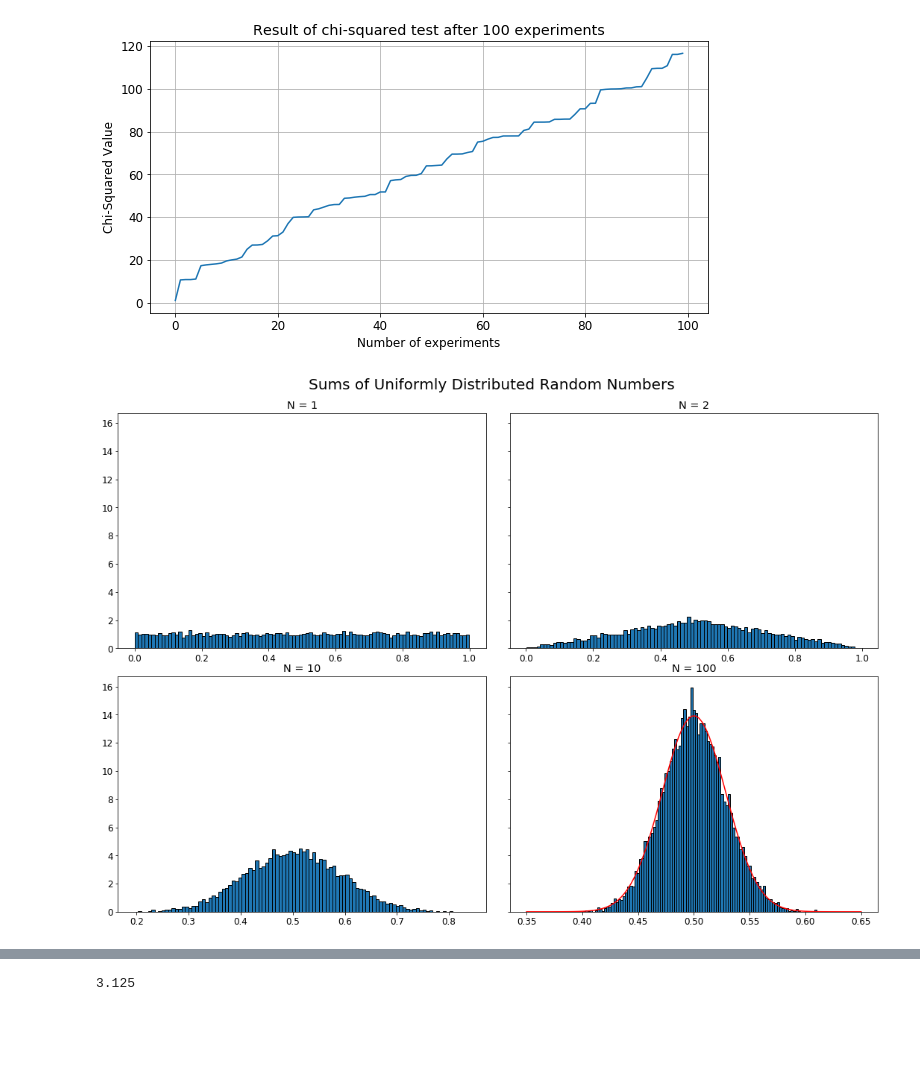
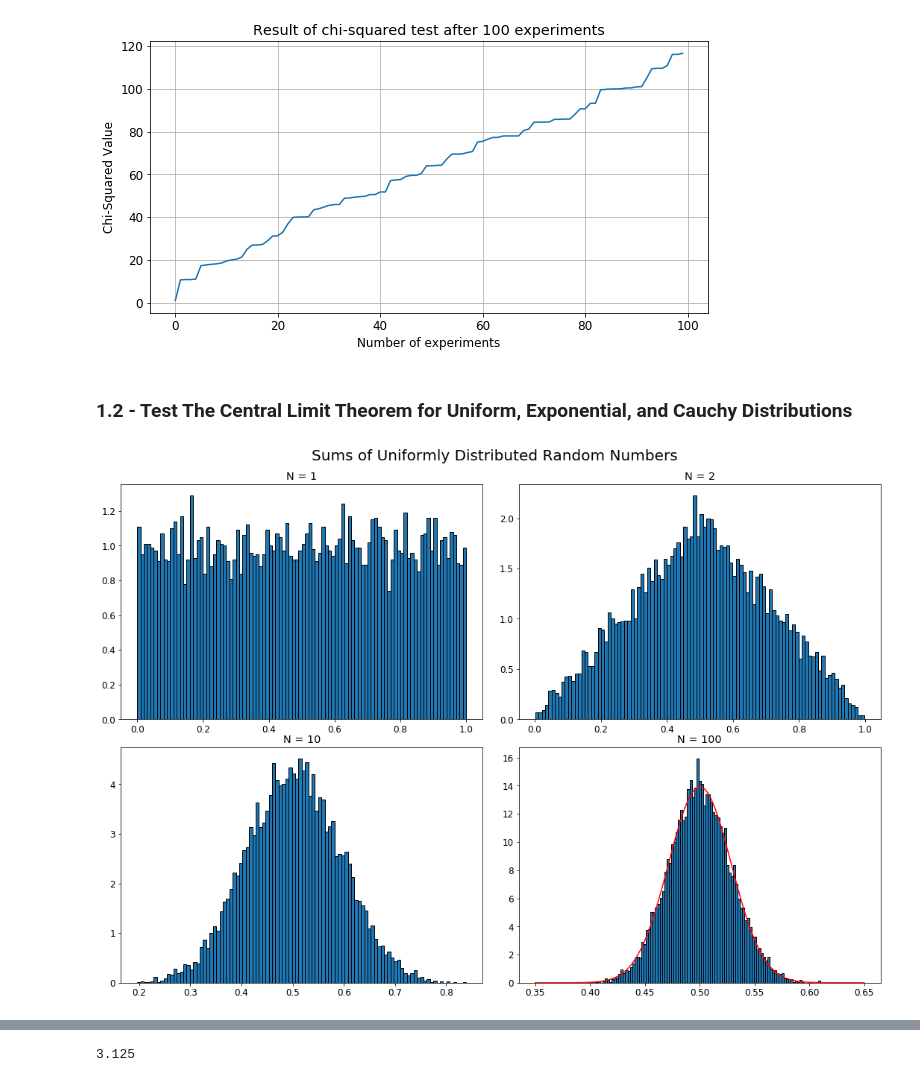
Before and after one commit to edoardodraetta/lsn_esercizi, a Jupyter notebook: esercizio_1/Esercizio_1.ipynb, the cells around one changed output, grey strips where cells are left out. Drawn from its saved outputs; the diff is of its cells as text; code cells hidden in the pictures; blank space fills up the shorter version.

```diff
--- a/esercizio_1/Esercizio_1.ipynb
+++ b/esercizio_1/Esercizio_1.ipynb
@@ -139,6 +149,8 @@ plt.grid(True)
 plt.show()
 # %% [output]
 [figure]
+# %% [markdown]
+### 1.2 - Test The Central Limit Theorem for Uniform, Exponential, and Cauchy Distributions
 # %%
 # Central Limit theorem -- Functions and Random Numbers
 
@@ -172,38 +184,38 @@ r_exp = np.loadtxt(exp_file,max_rows=N)
 # %%
 # Uniform Distribution with CLT Test
 
 sum_uni_1 = sum_distribution(r_uni, 1, M)
 sum_uni_2 = sum_distribution(r_uni, 2, M)
 sum_uni_10 = sum_distribution(r_uni, 10, M)
 sum_uni_100 = sum_distribution(r_uni, 100, M)
 
 plt.rcParams.update({"figure.titlesize": 20})
 
-fig, axes = plt.subplots(2,2, figsize=(15, 10), sharey=True)
+fig, axes = plt.subplots(2, 2, figsize=(15, 10))
 plt.tight_layout()
-fig.suptitle("Sums of Uniformly Distributed Random Numbers",y=1.04)
+fig.suptitle("Sums of Uniformly Distributed Random Numbers", y=1.04)
 
-axes[0,0].hist(sum_uni_1,bins=100, ec='black', density=True)
-axes[0,0].title.set_text("N = 1")
+axes[0, 0].hist(sum_uni_1, bins=100, ec='black', density=True)
+axes[0, 0].title.set_text("N = 1")
 
-axes[0,1].hist(sum_uni_2,bins=100, ec='black', density=True)
-axes[0,1].title.set_text("N = 2")
+axes[0, 1].hist(sum_uni_2, bins=100, ec='black', density=True)
+axes[0, 1].title.set_text("N = 2")
 
-axes[1,0].hist(sum_uni_10,bins=100, ec='black', density=True)
-axes[1,0].title.set_text("N = 10")
+axes[1, 0].hist(sum_uni_10, bins=100, ec='black', density=True)
+axes[1, 0].title.set_text("N = 10")
 
-axes[1,1].hist(sum_uni_100,bins=100, ec='black', density=True)
-axes[1,1].title.set_text("N = 100")
+axes[1, 1].hist(sum_uni_100, bins=100, ec='black', density=True)
+axes[1, 1].title.set_text("N = 100")
 
 
 data = sum_uni_100
 mean, std_dev = norm.fit(data)
 x = np.linspace(0.35, 0.65, 100)
 gauss_fit = norm.pdf(x, mean, std_dev)
-axes[1,1].plot(x, gauss_fit, color='red')
+axes[1, 1].plot(x, gauss_fit, color='red')
 plt.show()
 # %% [output]
-[figure, old version]
+[figure, new version]
 # %%
 # Exponential Distribution with CLT Test
 
```
Also changed, not shown: parts of 17 cells of this notebook.
